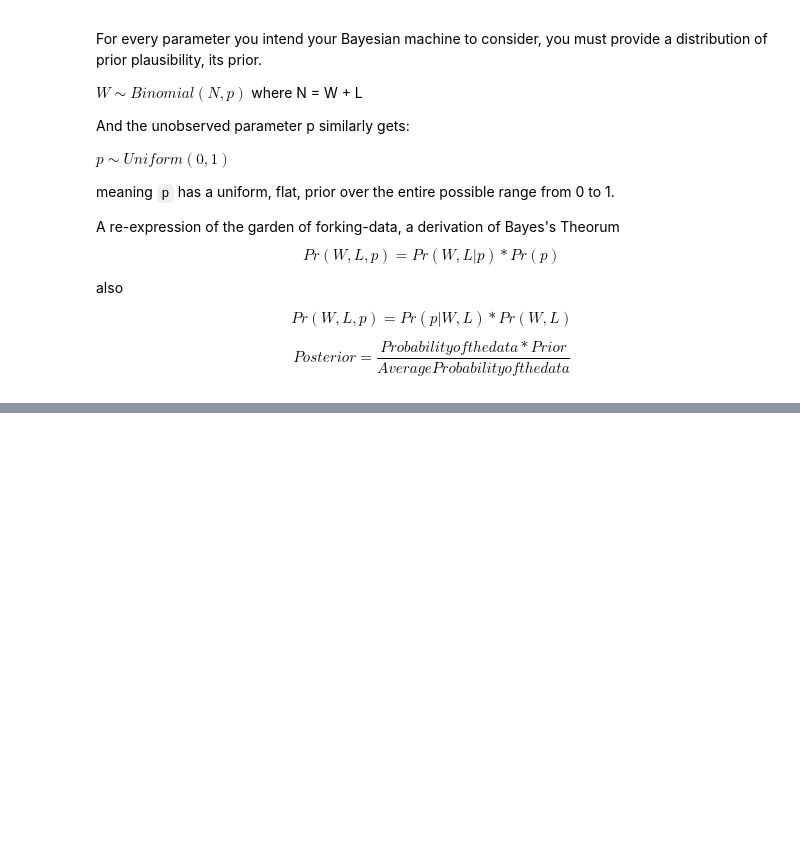
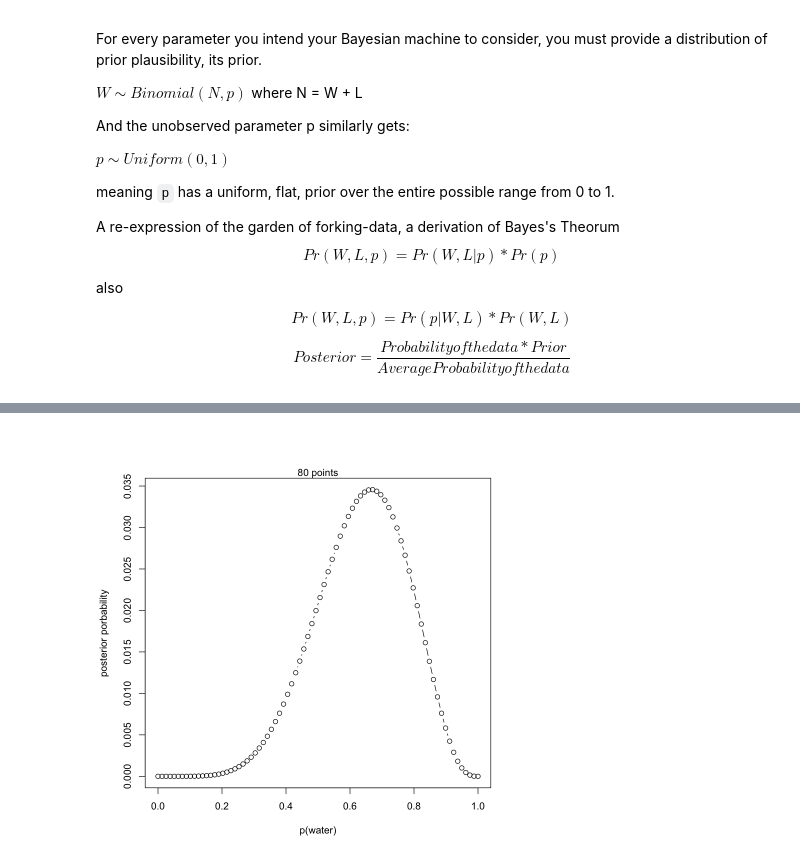
Before and after one commit to ryanorsinger/statistical-rethinking-notes, a Jupyter notebook: chapter2.ipynb, the cells around one changed output, grey strips where cells are left out. Drawn from its saved outputs; the diff is of its cells as text; code cells hidden in the pictures; blank space fills up the shorter version.

Commit message:
add grid approximation example

```diff
--- a/chapter2.ipynb
+++ b/chapter2.ipynb
@@ -130,0 +150,23 @@ $$ Posterior = \frac{Probability of the data * Prior}{Average Probability of the
+# %%
+# define the grid
+n = 80
+
+p_grid <- seq(from=0, to=1, length.out=n)
+
+# define the prior
+# In this case, it's a uniform prior (probably for ease of getting started)
+prior <- rep(1, n)
+
+# Compute the likelihood
+likelihood <- dbinom(6, size=9, prob=p_grid)
+
+# Compute the product of the likelihood and the prior
+unstd.posterior <- likelihood * prior
+
+# Standardize the posterior, so it sums to 1
+posterior <- unstd.posterior / sum(unstd.posterior)
+# %%
+plot(p_grid, posterior, type="b", xlab="p(water)", ylab="posterior porbability")
+mtext(paste(n, "points"))
+# %% [output]
+[figure, added]
```
Also changed, not shown: parts of 3 cells of this notebook.
